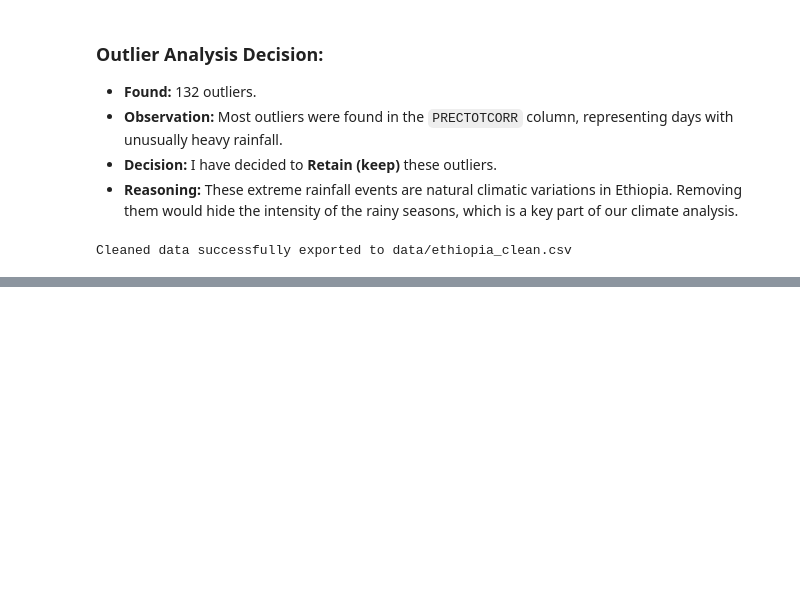
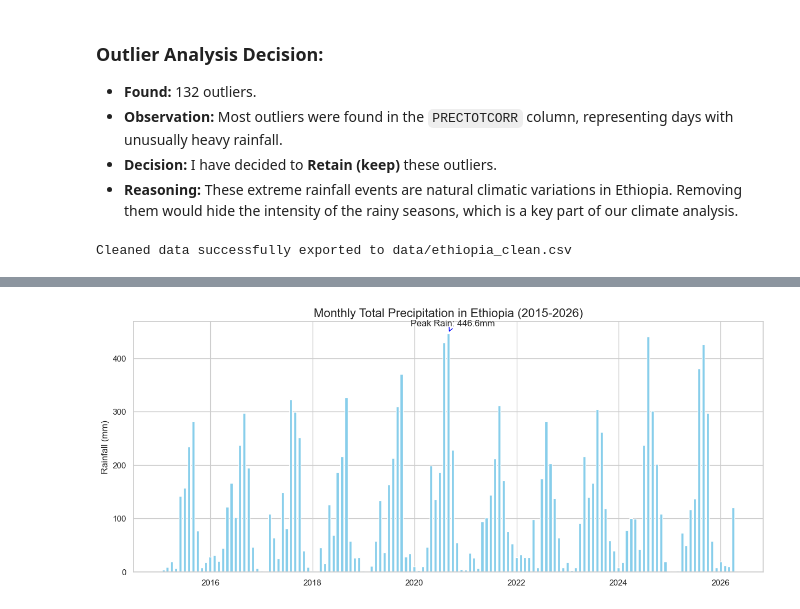
Before and after one commit to SimretAbebe/climate-challenge-week0, a Jupyter notebook: notebooks/ethiopia_eda.ipynb, the cells around one changed output, grey strips where cells are left out. Drawn from its saved outputs; the diff is of its cells as text; code cells hidden in the pictures; blank space fills up the shorter version.

```diff
--- a/notebooks/ethiopia_eda.ipynb
+++ b/notebooks/ethiopia_eda.ipynb
@@ -206,0 +248,16 @@ Cleaned data successfully exported to data/ethiopia_clean.csv
+# %%
+plt.figure(figsize=(15, 6))
+plt.bar(monthly_df['Date'], monthly_df['PRECTOTCORR'], width=20, color='skyblue', label='Monthly Rainfall')
+
+# Annotating the peak rainy month
+peak_rain = monthly_df.loc[monthly_df['PRECTOTCORR'].idxmax()]
+plt.annotate(f"Peak Rain: {peak_rain['PRECTOTCORR']:.1f}mm",
+             xy=(peak_rain['Date'], peak_rain['PRECTOTCORR']),
+             xytext=(-50, 10), textcoords='offset points',
+             arrowprops=dict(arrowstyle='->', color='blue'))
+
+plt.title('Monthly Total Precipitation in Ethiopia (2015-2026)', fontsize=16)
+plt.ylabel('Rainfall (mm)')
+plt.show()
+# %% [output]
+[figure, added]
```
Also changed, not shown: parts of 3 cells of this notebook.
